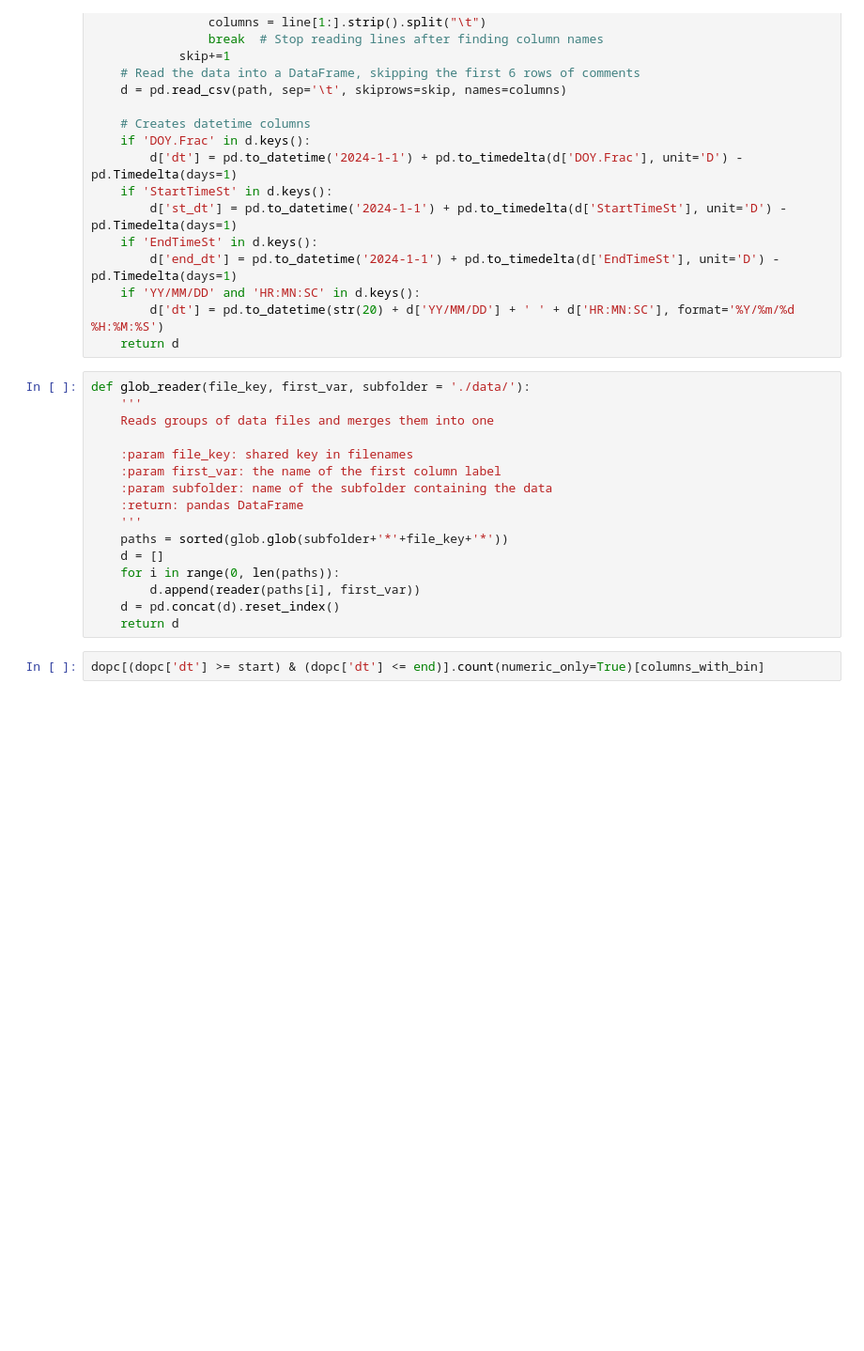
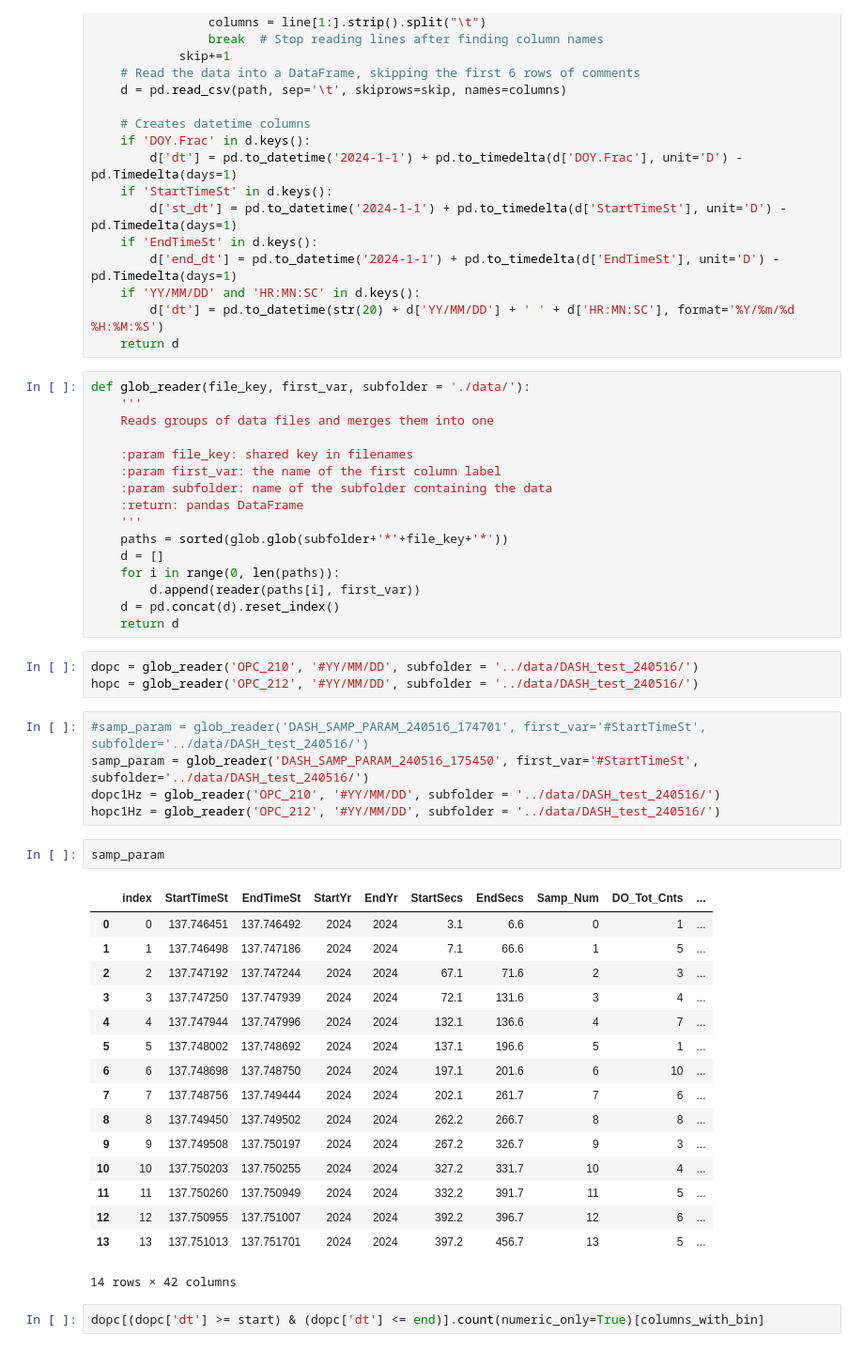
Before and after one commit to csoloff/dash, a Jupyter notebook: dev_scripts/pulse_reader.ipynb, the cells around one changed output. Shown: that part at 94% size. Saved outputs shown, nothing was run; the diff lists cells and outputs as text; blank space fills up the shorter version.

Commit message:
Process OPC data updates

```diff
--- a/dev_scripts/pulse_reader.ipynb
+++ b/dev_scripts/pulse_reader.ipynb
@@ -55,6 +55,33 @@ def glob_reader(file_key, first_var, subfolder = './data/'):
         d.append(reader(paths[i], first_var))
     d = pd.concat(d).reset_index()
     return d
+# %%
+dopc = glob_reader('OPC_210', '#YY/MM/DD', subfolder = '../data/DASH_test_240516/')
+hopc = glob_reader('OPC_212', '#YY/MM/DD', subfolder = '../data/DASH_test_240516/')
+# %%
+#samp_param = glob_reader('DASH_SAMP_PARAM_240516_174701', first_var='#StartTimeSt', subfolder='../data/DASH_test_240516/')
+samp_param = glob_reader('DASH_SAMP_PARAM_240516_175450', first_var='#StartTimeSt', subfolder='../data/DASH_test_240516/')
+dopc1Hz = glob_reader('OPC_210', '#YY/MM/DD', subfolder = '../data/DASH_test_240516/')
+hopc1Hz = glob_reader('OPC_212', '#YY/MM/DD', subfolder = '../data/DASH_test_240516/')
+# %%
+samp_param
+# %% [output]
+|  | index | StartTimeSt | EndTimeSt | StartYr | EndYr | StartSecs | EndSecs | Samp_Num | DO_Tot_Cnts | ... |
+| 0 | 0 | 137.746451 | 137.746492 | 2024 | 2024 | 3.1 | 6.6 | 0 | 1 | ... |
+| 1 | 1 | 137.746498 | 137.747186 | 2024 | 2024 | 7.1 | 66.6 | 1 | 5 | ... |
+| 2 | 2 | 137.747192 | 137.747244 | 2024 | 2024 | 67.1 | 71.6 | 2 | 3 | ... |
+| 3 | 3 | 137.747250 | 137.747939 | 2024 | 2024 | 72.1 | 131.6 | 3 | 4 | ... |
+| 4 | 4 | 137.747944 | 137.747996 | 2024 | 2024 | 132.1 | 136.6 | 4 | 7 | ... |
+| 5 | 5 | 137.748002 | 137.748692 | 2024 | 2024 | 137.1 | 196.6 | 5 | 1 | ... |
+| 6 | 6 | 137.748698 | 137.748750 | 2024 | 2024 | 197.1 | 201.6 | 6 | 10 | ... |
+| 7 | 7 | 137.748756 | 137.749444 | 2024 | 2024 | 202.1 | 261.7 | 7 | 6 | ... |
+| 8 | 8 | 137.749450 | 137.749502 | 2024 | 2024 | 262.2 | 266.7 | 8 | 8 | ... |
+| 9 | 9 | 137.749508 | 137.750197 | 2024 | 2024 | 267.2 | 326.7 | 9 | 3 | ... |
+| 10 | 10 | 137.750203 | 137.750255 | 2024 | 2024 | 327.2 | 331.7 | 10 | 4 | ... |
+| 11 | 11 | 137.750260 | 137.750949 | 2024 | 2024 | 332.2 | 391.7 | 11 | 5 | ... |
+| 12 | 12 | 137.750955 | 137.751007 | 2024 | 2024 | 392.2 | 396.7 | 12 | 6 | ... |
+| 13 | 13 | 137.751013 | 137.751701 | 2024 | 2024 | 397.2 | 456.7 | 13 | 5 | ... |
+14 rows × 42 columns
 # %%
 dopc[(dopc['dt'] >= start) & (dopc['dt'] <= end)].count(numeric_only=True)[columns_with_bin]
 # %% [output]
```
Also changed, not shown: 5 other files.
